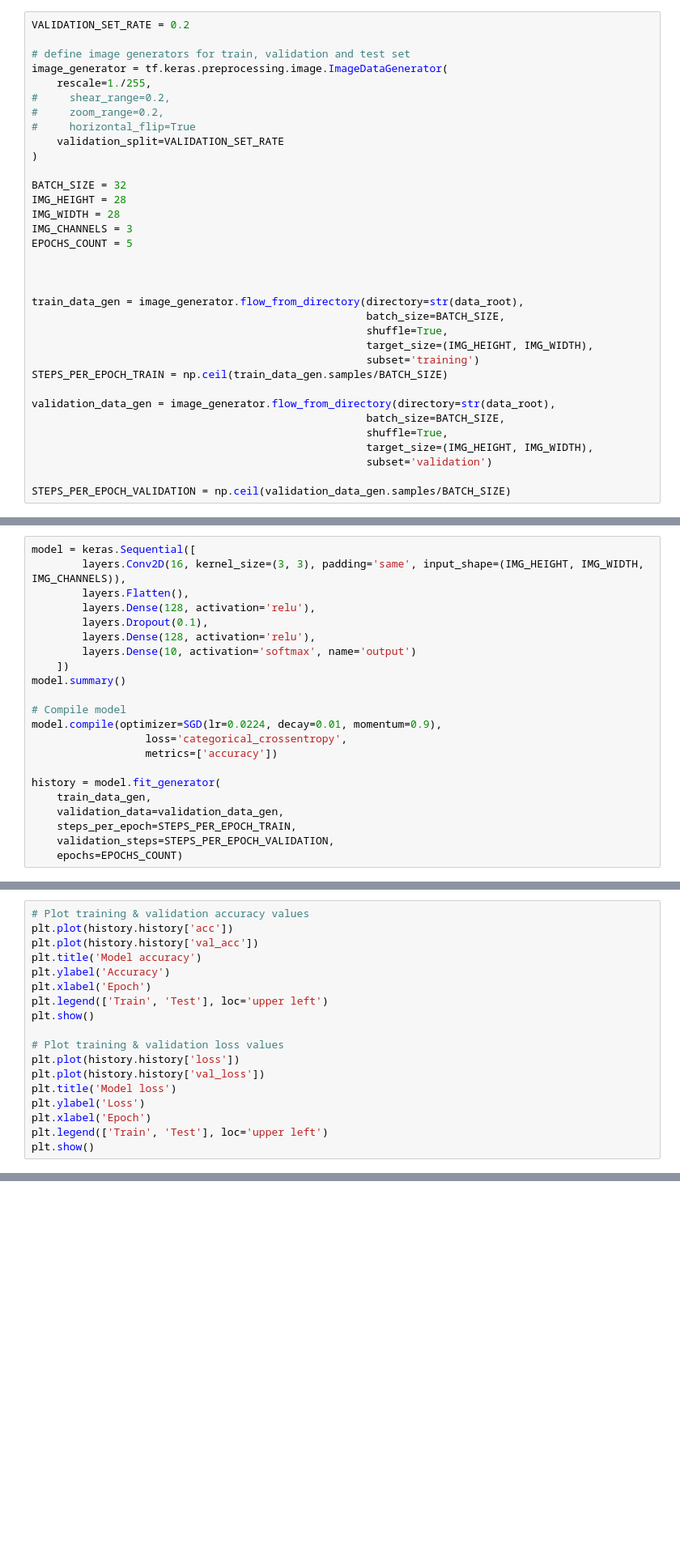
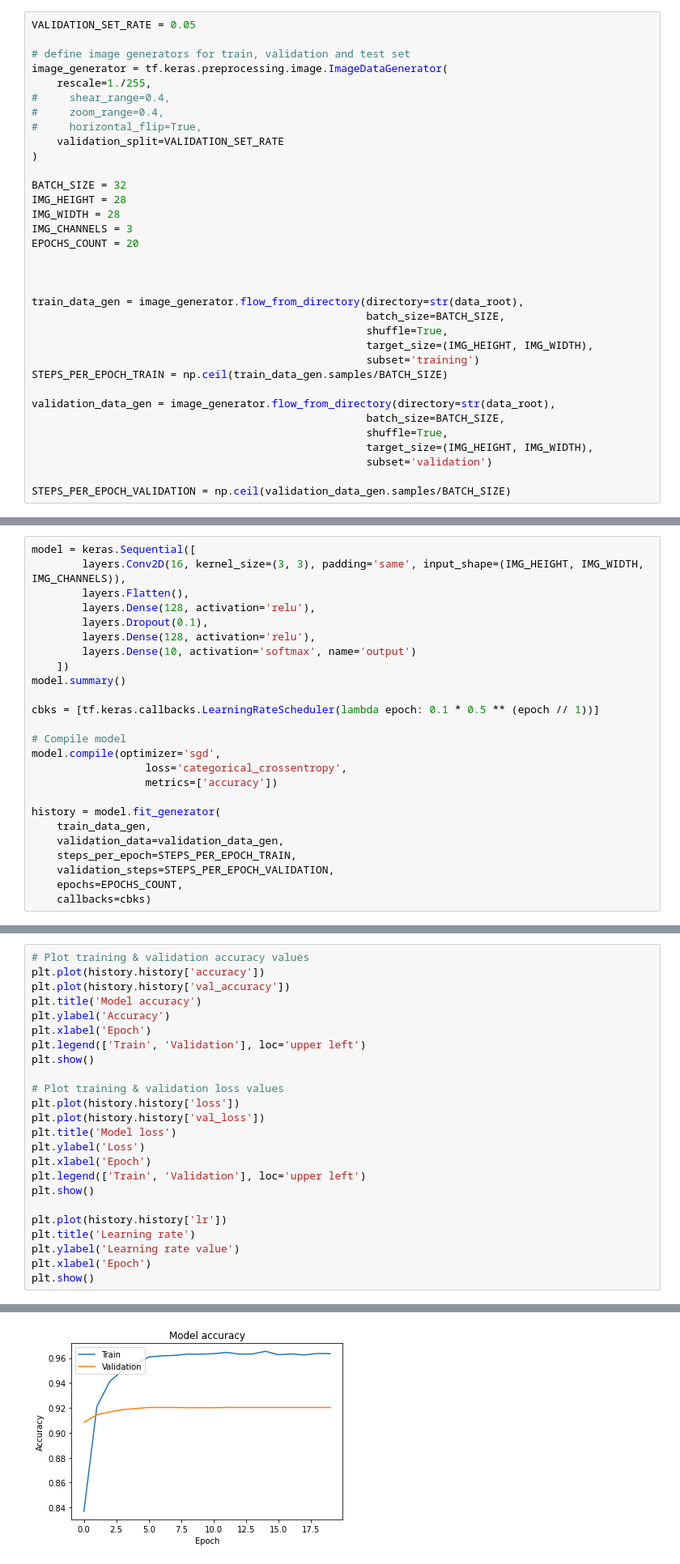
Before and after one commit to MegaPapa/deep-learning, a Jupyter notebook: dl_2/dl_2_jn.ipynb, the cells around one changed output, grey strips where cells are left out. Shown at 81% size. Cells and saved outputs as stored; diff of their text form; blank space fills up the shorter version.

Commit message:
Added 3-model comparing

```diff
--- a/dl_2/dl_2_jn.ipynb
+++ b/dl_2/dl_2_jn.ipynb
@@ -88,14 +89,14 @@ print("First 10 paths: ", all_image_paths[:10])
 First 10 labels indices:  [4, 8, 7, 9, 3, 6, 2, 9, 5, 0]
 First 10 paths:  ['/home/maxim/.keras/datasets/notMNIST_small/E/QmVhY2ggVGhpbiBCb2xkLnR0Zg==.png', '/home/maxim/.keras/datasets/notMNIST_small/I/Qm9va21hblN0ZC1Cb2xkSXRhbGljLm90Zg==.png', '/home/maxim ...
 # %%
-VALIDATION_SET_RATE = 0.2
+VALIDATION_SET_RATE = 0.05
 
 # define image generators for train, validation and test set
 image_generator = tf.keras.preprocessing.image.ImageDataGenerator(
     rescale=1./255,
-#     shear_range=0.2,
-#     zoom_range=0.2,
-#     horizontal_flip=True
+#     shear_range=0.4,
+#     zoom_range=0.4,
+#     horizontal_flip=True,
     validation_split=VALIDATION_SET_RATE
 )
 
@@ -103,7 +104,7 @@ BATCH_SIZE = 32
 IMG_HEIGHT = 28
 IMG_WIDTH = 28
 IMG_CHANNELS = 3
-EPOCHS_COUNT = 5
+EPOCHS_COUNT = 20
 
 
 
@@ -135,8 +136,10 @@ model = keras.Sequential([
     ])
 model.summary()
 
+cbks = [tf.keras.callbacks.LearningRateScheduler(lambda epoch: 0.1 * 0.5 ** (epoch // 1))]
+
 # Compile model
-model.compile(optimizer=SGD(lr=0.0224, decay=0.01, momentum=0.9),
+model.compile(optimizer='sgd',
                   loss='categorical_crossentropy',
                   metrics=['accuracy'])
 
@@ -145,5 +148,6 @@ history = model.fit_generator(
     validation_data=validation_data_gen,
     steps_per_epoch=STEPS_PER_EPOCH_TRAIN,
     validation_steps=STEPS_PER_EPOCH_VALIDATION,
-    epochs=EPOCHS_COUNT)
+    epochs=EPOCHS_COUNT,
+    callbacks=cbks)
 # %% [output]
@@ -167,11 +171,11 @@ Epoch 5/5
 # %%
 # Plot training & validation accuracy values
-plt.plot(history.history['acc'])
-plt.plot(history.history['val_acc'])
+plt.plot(history.history['accuracy'])
+plt.plot(history.history['val_accuracy'])
 plt.title('Model accuracy')
 plt.ylabel('Accuracy')
 plt.xlabel('Epoch')
-plt.legend(['Train', 'Test'], loc='upper left')
+plt.legend(['Train', 'Validation'], loc='upper left')
 plt.show()
 
 # Plot training & validation loss values
@@ -180,6 +184,12 @@ plt.plot(history.history['val_loss'])
 plt.title('Model loss')
 plt.ylabel('Loss')
 plt.xlabel('Epoch')
-plt.legend(['Train', 'Test'], loc='upper left')
+plt.legend(['Train', 'Validation'], loc='upper left')
 plt.show()
+
+plt.plot(history.history['lr'])
+plt.title('Learning rate')
+plt.ylabel('Learning rate value')
+plt.xlabel('Epoch')
+plt.show()
 # %% [output]
@@ -186,0 +196 @@ KeyError: 'acc'
+[figure, added]
```
Also changed, not shown: parts of 6 cells of this notebook, 2 other files.
